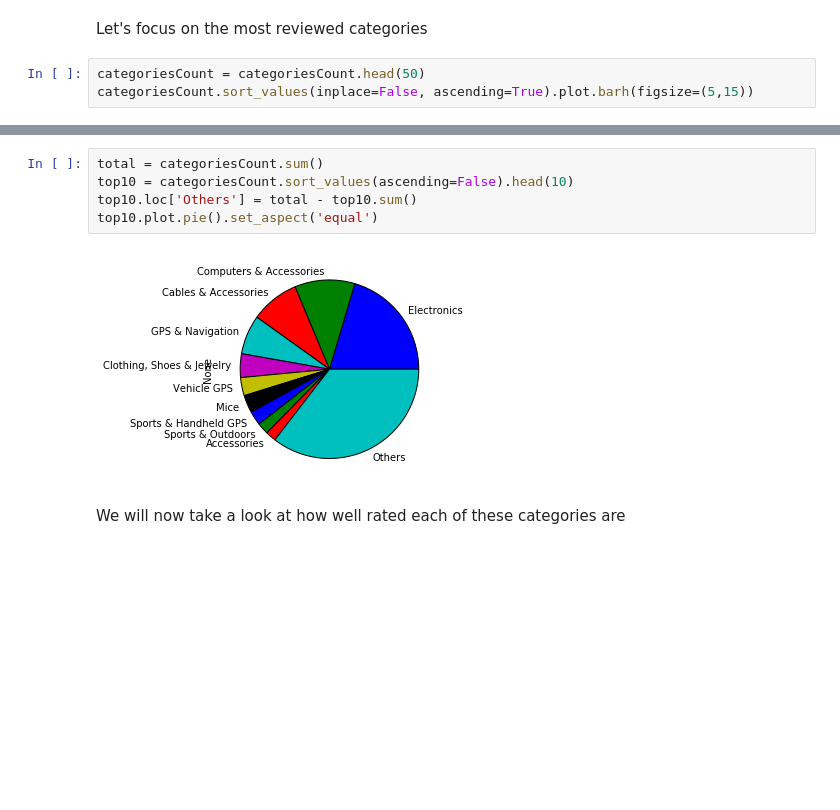
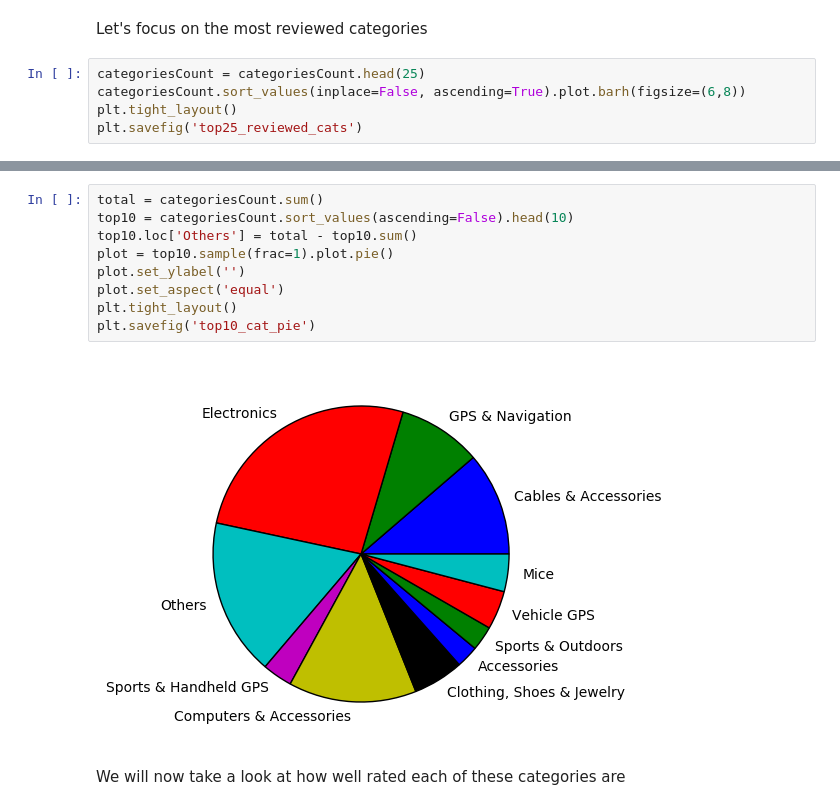
Before and after one commit to bojanp94/ADAProject, a Jupyter notebook: swiss products.ipynb, the cells around one changed output, grey strips where cells are left out. Cells and saved outputs as stored; diff of their text form; blank space fills up the shorter version.

```diff
--- a/swiss products.ipynb
+++ b/swiss products.ipynb
@@ -123,6 +135,8 @@ dtype: int64
 # %% [markdown]
 Let's focus on the most reviewed categories
 # %%
-categoriesCount = categoriesCount.head(50)
-categoriesCount.sort_values(inplace=False, ascending=True).plot.barh(figsize=(5,15))
+categoriesCount = categoriesCount.head(25)
+categoriesCount.sort_values(inplace=False, ascending=True).plot.barh(figsize=(6,8))
+plt.tight_layout()
+plt.savefig('top25_reviewed_cats')
 # %% [output]
@@ -131,10 +157,14 @@ categoriesCount.sort_values(inplace=False, ascending=True).plot.barh(figsize=(5,
 # %%
 total = categoriesCount.sum()
 top10 = categoriesCount.sort_values(ascending=False).head(10)
 top10.loc['Others'] = total - top10.sum()
-top10.plot.pie().set_aspect('equal')
+plot = top10.sample(frac=1).plot.pie()
+plot.set_ylabel('')
+plot.set_aspect('equal')
+plt.tight_layout()
+plt.savefig('top10_cat_pie')
 # %% [output]
-[figure, old version]
+[figure, new version]
 # %% [markdown]
 We will now take a look at how well rated each of these categories are
 # %%
```
Also changed, not shown: parts of 27 cells of this notebook, 2 other files.
